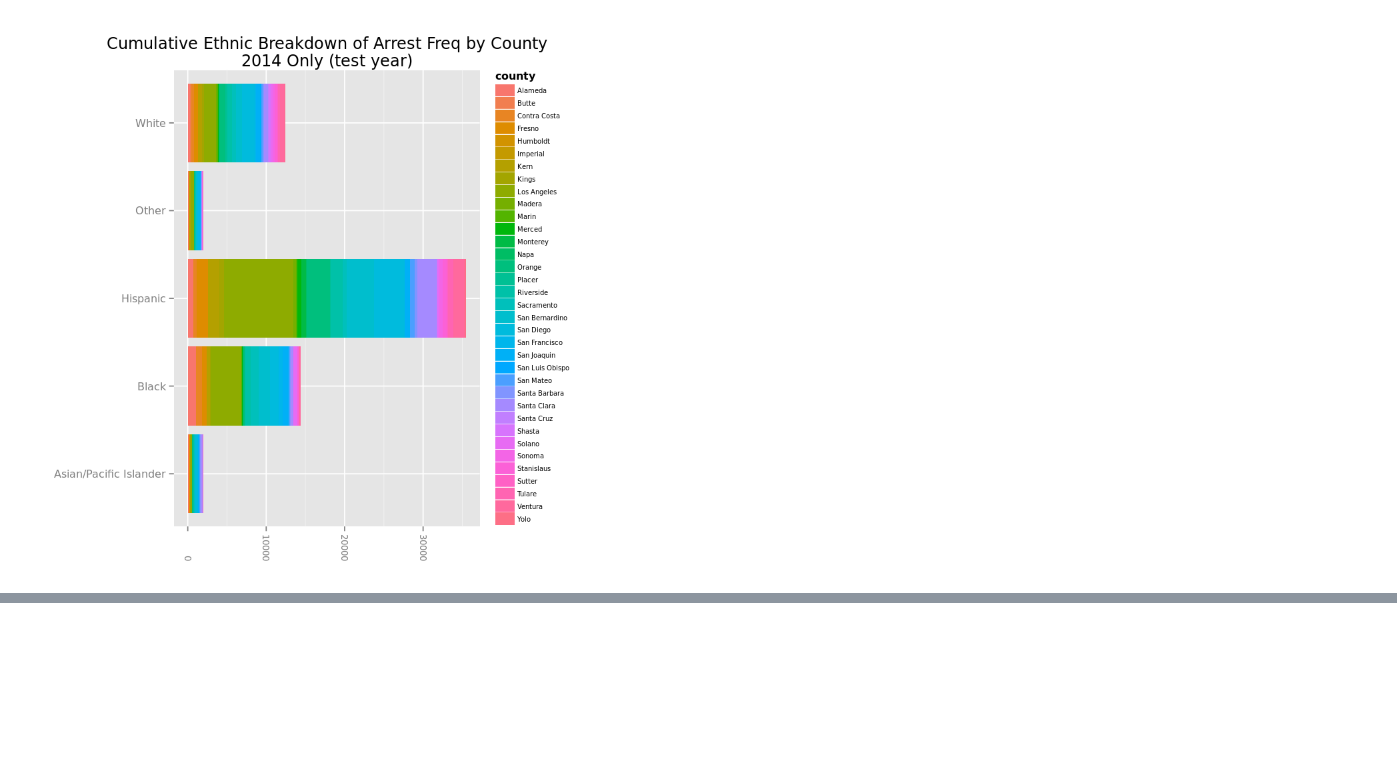
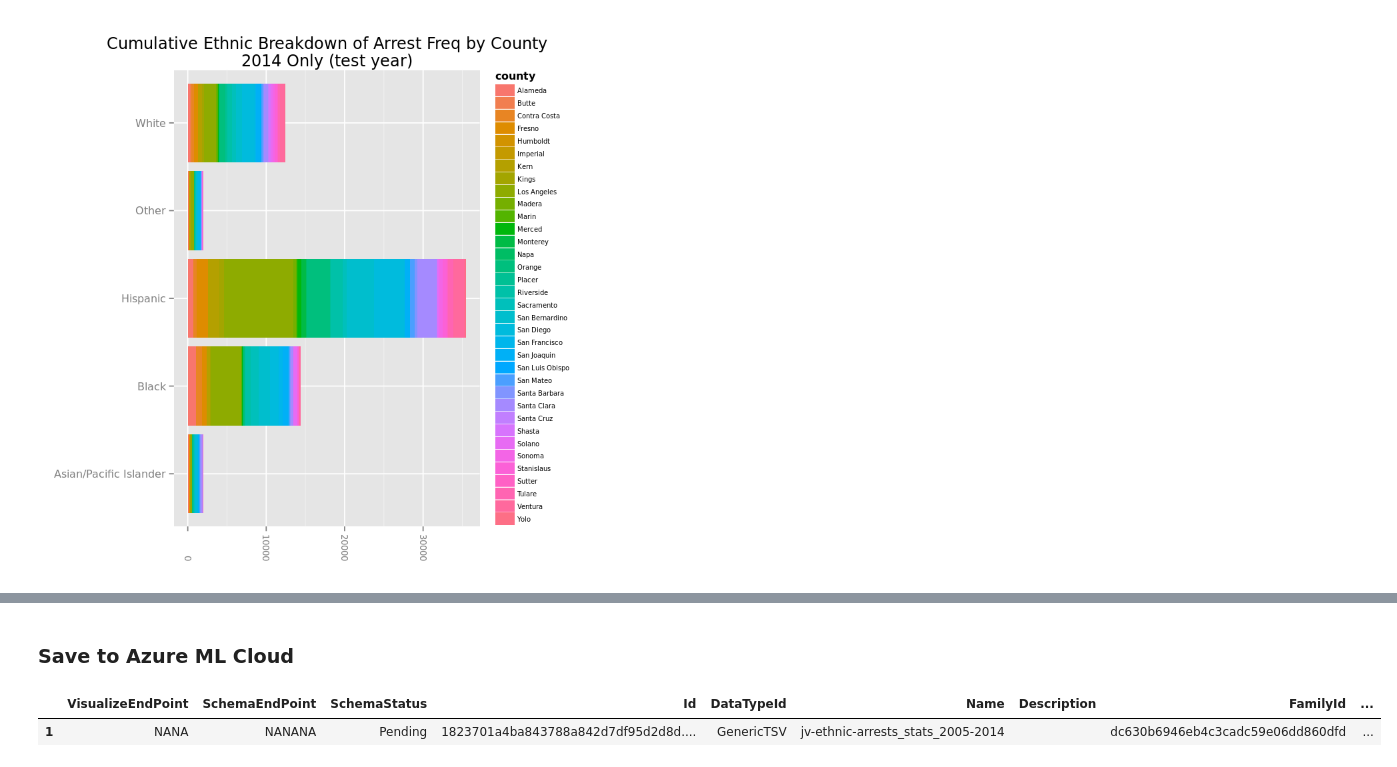
Before and after one commit to sjesupaul/CA_DOJ_OpenJustice, a Jupyter notebook: ethnic_enforcement_outliers.ipynb, the cells around one changed output, grey strips where cells are left out. Cells and saved outputs as stored; diff of their text form; code cells hidden in the pictures; blank space fills up the shorter version.

```diff
--- a/ethnic_enforcement_outliers.ipynb
+++ b/ethnic_enforcement_outliers.ipynb
@@ -467,0 +449,15 @@ upload.dataset(dat_stats[dat_stats$z_score > 2,], ws, name = "dat_stats_outliers
+# %% [markdown]
+### Save to Azure ML Cloud
+# %%
+## Upload full stats DF to Azure ML and save to local csv.
+upload.dataset(dat_stats, ws, name = "jv-ethnic-arrests_stats_2005-2014")
+write.csv(dat_stats, "jv-ethnic-arrests_stats_2005-2014.csv", row.names = F)
+
+## Upload outliers DF to Azure ML and save to local csv.
+upload.dataset(dat_stats[dat_stats$z_score > 2,], ws, name = "jv-ethnic-arrests_outliers_2005-2014")
+write.csv(dat_stats, "jv-ethnic-arrests_outliers_2005-2014.csv", row.names = F)
+
+## ^Please disregard the Azure ML upload status messages the system produces...
+# %% [output]
+|  | VisualizeEndPoint | SchemaEndPoint | SchemaStatus | Id | DataTypeId | Name | Description | FamilyId | ... |
+| 1 | NANA | NANANA | Pending | 1823701a4ba843788a842d7df95d2d8d.... | GenericTSV | jv-ethnic-arrests_stats_2005-2014 |  | dc630b6946eb4c3cadc59e06dd860dfd | ... |
```
Also changed, not shown: parts of 47 cells of this notebook, 1 other file.
